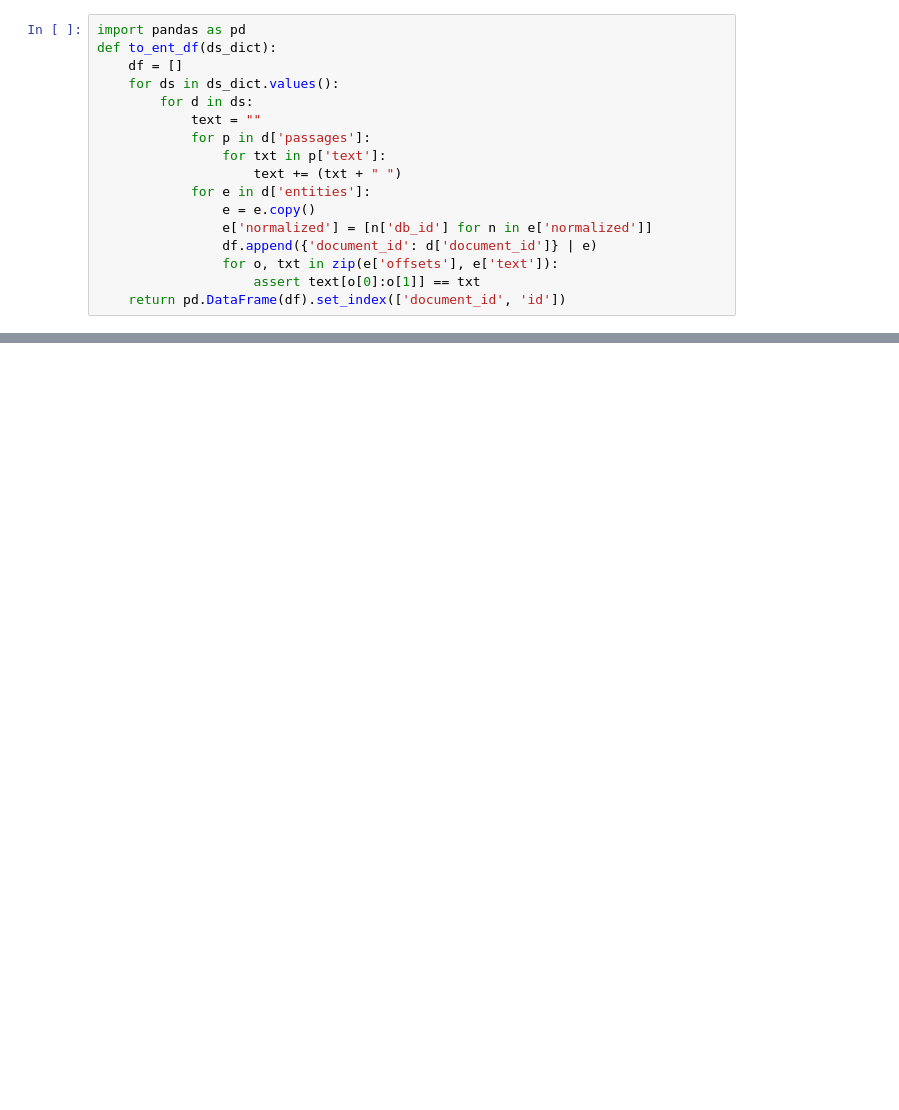
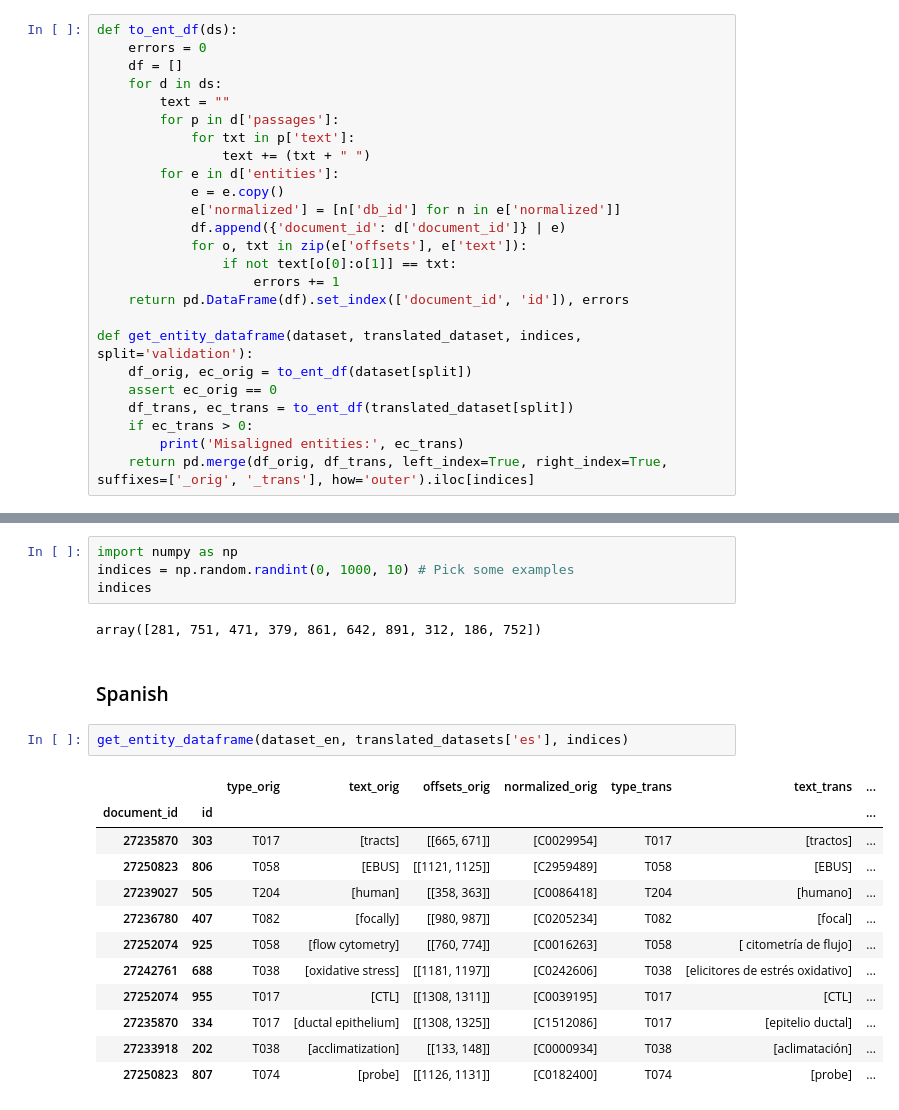
Before and after one commit to hpi-dhc/xmen, a Jupyter notebook: notebooks/01_Translation.ipynb, the cells around one changed output, grey strips where cells are left out. Drawn from its saved outputs; the diff is of its cells as text; blank space fills up the shorter version.

```diff
--- a/notebooks/01_Translation.ipynb
+++ b/notebooks/01_Translation.ipynb
@@ -54,17 +41,25 @@ len([e for v in final_dataset.values() for d in v for e in d['entities']])
 # %%
-import pandas as pd
-def to_ent_df(ds_dict):
+def to_ent_df(ds):
+    errors = 0
     df = []
-    for ds in ds_dict.values():
-        for d in ds:
-            text = ""
-            for p in d['passages']:
-                for txt in p['text']:
-                    text += (txt + " ")
-            for e in d['entities']:
-                e = e.copy()
-                e['normalized'] = [n['db_id'] for n in e['normalized']]
-                df.append({'document_id': d['document_id']} | e)
-                for o, txt in zip(e['offsets'], e['text']):
-                    assert text[o[0]:o[1]] == txt
-    return pd.DataFrame(df).set_index(['document_id', 'id'])
+    for d in ds:
+        text = ""
+        for p in d['passages']:
+            for txt in p['text']:
+                text += (txt + " ")
+        for e in d['entities']:
+            e = e.copy()
+            e['normalized'] = [n['db_id'] for n in e['normalized']]
+            df.append({'document_id': d['document_id']} | e)
+            for o, txt in zip(e['offsets'], e['text']):
+                if not text[o[0]:o[1]] == txt:
+                    errors += 1
+    return pd.DataFrame(df).set_index(['document_id', 'id']), errors
+
+def get_entity_dataframe(dataset, translated_dataset, indices, split='validation'):
+    df_orig, ec_orig = to_ent_df(dataset[split])
+    assert ec_orig == 0
+    df_trans, ec_trans = to_ent_df(translated_dataset[split])
+    if ec_trans > 0:
+        print('Misaligned entities:', ec_trans)
+    return pd.merge(df_orig, df_trans, left_index=True, right_index=True, suffixes=['_orig', '_trans'], how='outer').iloc[indices]
@@ -90,0 +66,23 @@ pd.merge(df_en, df_fr, left_index=True, right_index=True, suffixes=['_en', '_fr'
+# %%
+import numpy as np
+indices = np.random.randint(0, 1000, 10) # Pick some examples
+indices
+# %% [output]
+array([281, 751, 471, 379, 861, 642, 891, 312, 186, 752])
+# %% [markdown]
+### Spanish
+# %%
+get_entity_dataframe(dataset_en, translated_datasets['es'], indices)
+# %% [output]
+|  |  | type_orig | text_orig | offsets_orig | normalized_orig | type_trans | text_trans | ... |
+| document_id | id |  |  |  |  |  |  | ... |
+| 27235870 | 303 | T017 | [tracts] | [[665, 671]] | [C0029954] | T017 | [tractos] | ... |
+| 27250823 | 806 | T058 | [EBUS] | [[1121, 1125]] | [C2959489] | T058 | [EBUS] | ... |
+| 27239027 | 505 | T204 | [human] | [[358, 363]] | [C0086418] | T204 | [humano] | ... |
+| 27236780 | 407 | T082 | [focally] | [[980, 987]] | [C0205234] | T082 | [focal] | ... |
+| 27252074 | 925 | T058 | [flow cytometry] | [[760, 774]] | [C0016263] | T058 | [ citometría de flujo] | ... |
+| 27242761 | 688 | T038 | [oxidative stress] | [[1181, 1197]] | [C0242606] | T038 | [elicitores de estrés oxidativo] | ... |
+| 27252074 | 955 | T017 | [CTL] | [[1308, 1311]] | [C0039195] | T017 | [CTL] | ... |
+| 27235870 | 334 | T017 | [ductal epithelium] | [[1308, 1325]] | [C1512086] | T017 | [epitelio ductal] | ... |
+| 27233918 | 202 | T038 | [acclimatization] | [[133, 148]] | [C0000934] | T038 | [aclimatación] | ... |
+| 27250823 | 807 | T074 | [probe] | [[1126, 1131]] | [C0182400] | T074 | [probe] | ... |
```
Also changed, not shown: parts of 26 cells of this notebook.
